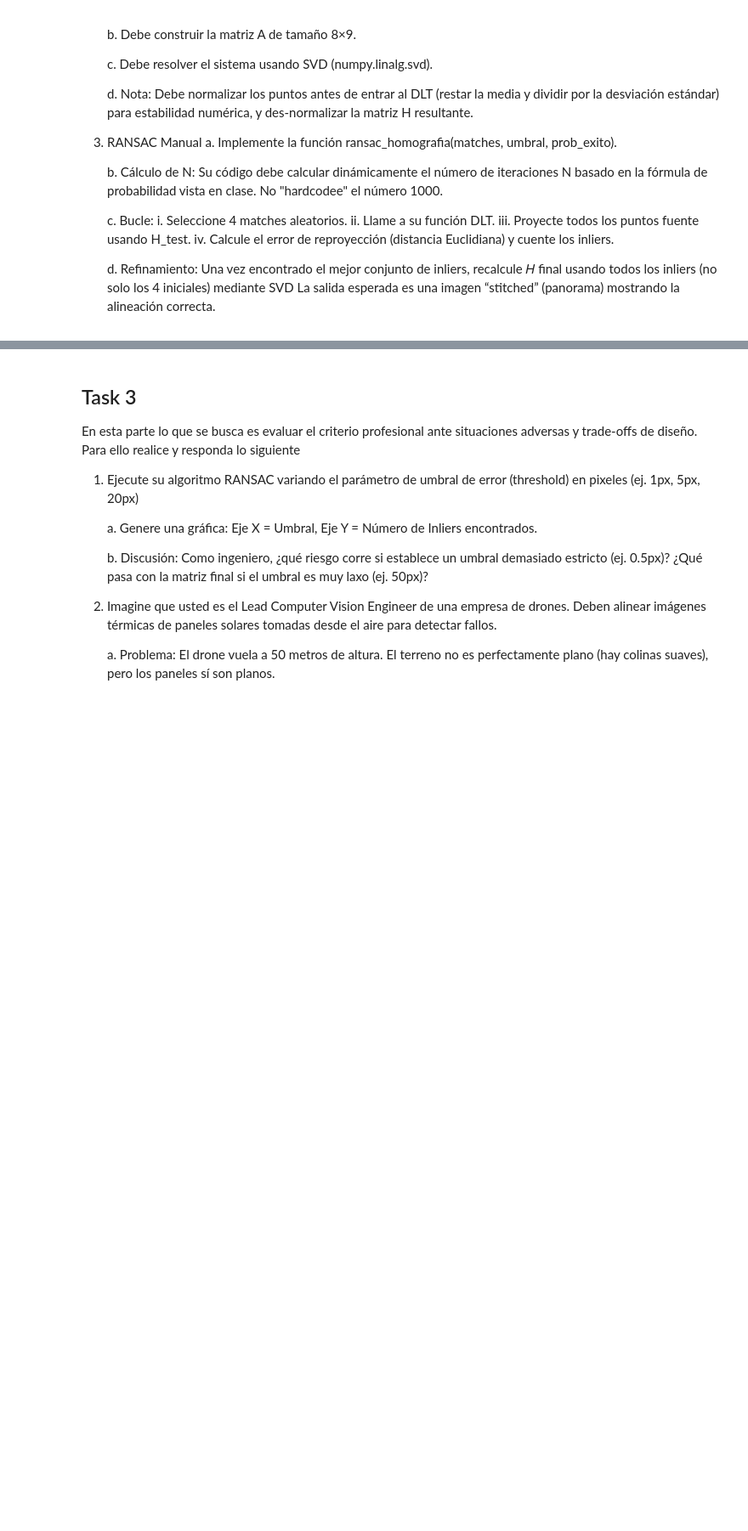
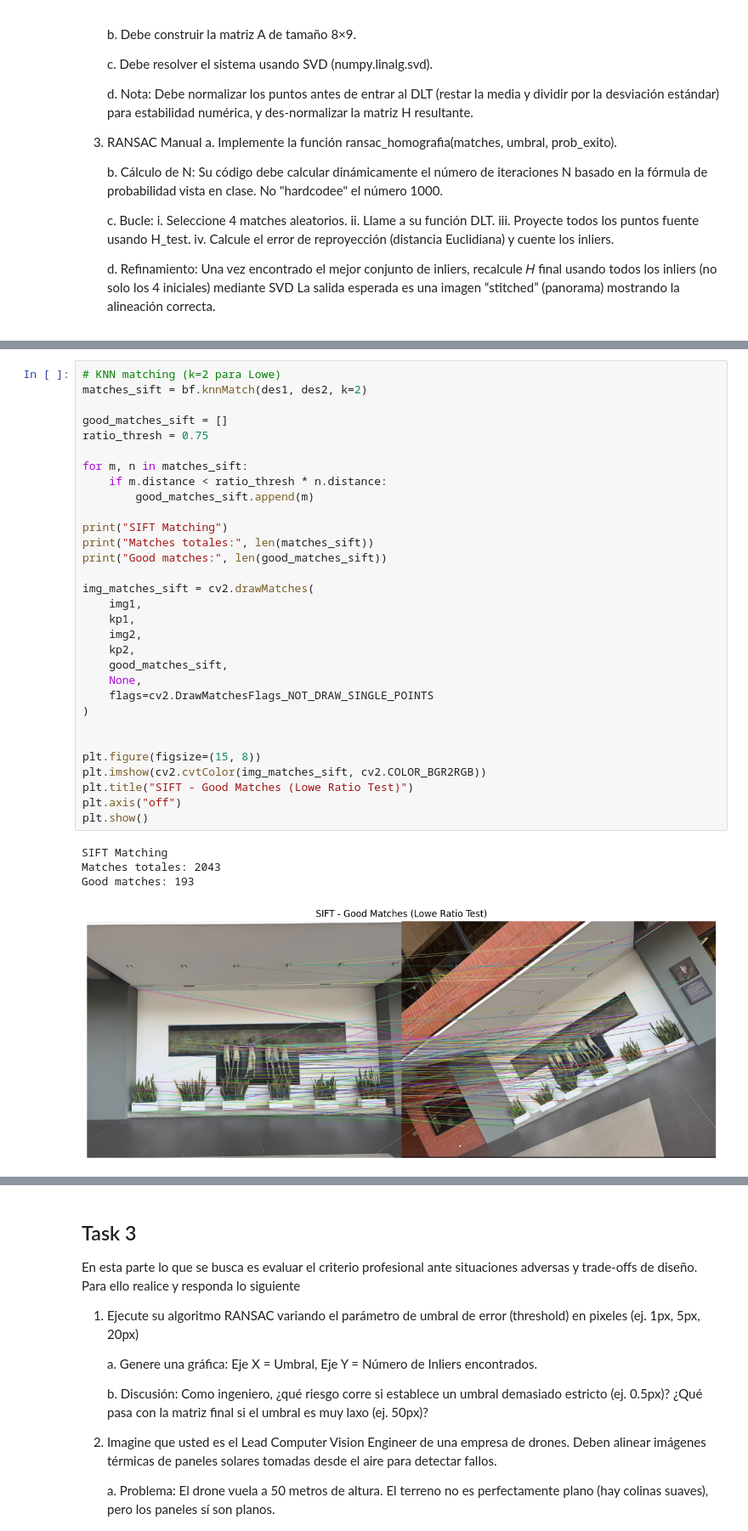
Before and after one commit to MarchMol/lab4_vision, a Jupyter notebook: lab4.ipynb, the cells around one changed output, grey strips where cells are left out. Shown at 85% size. Cells and saved outputs as stored; diff of their text form; blank space fills up the shorter version.

```diff
--- a/lab4.ipynb
+++ b/lab4.ipynb
@@ -139,0 +140,36 @@ Cantidad total de matches: 2043
+# %%
+# KNN matching (k=2 para Lowe)
+matches_sift = bf.knnMatch(des1, des2, k=2)
+
+good_matches_sift = []
+ratio_thresh = 0.75
+
+for m, n in matches_sift:
+    if m.distance < ratio_thresh * n.distance:
+        good_matches_sift.append(m)
+
+print("SIFT Matching")
+print("Matches totales:", len(matches_sift))
+print("Good matches:", len(good_matches_sift))
+
+img_matches_sift = cv2.drawMatches(
+    img1,
+    kp1,
+    img2,
+    kp2,
+    good_matches_sift,
+    None,
+    flags=cv2.DrawMatchesFlags_NOT_DRAW_SINGLE_POINTS
+)
+
+
+plt.figure(figsize=(15, 8))
+plt.imshow(cv2.cvtColor(img_matches_sift, cv2.COLOR_BGR2RGB))
+plt.title("SIFT - Good Matches (Lowe Ratio Test)")
+plt.axis("off")
+plt.show()
+# %% [output]
+SIFT Matching
+Matches totales: 2043
+Good matches: 193
+[figure, added]
```
Also changed, not shown: parts of 9 cells of this notebook, 1 other file.
